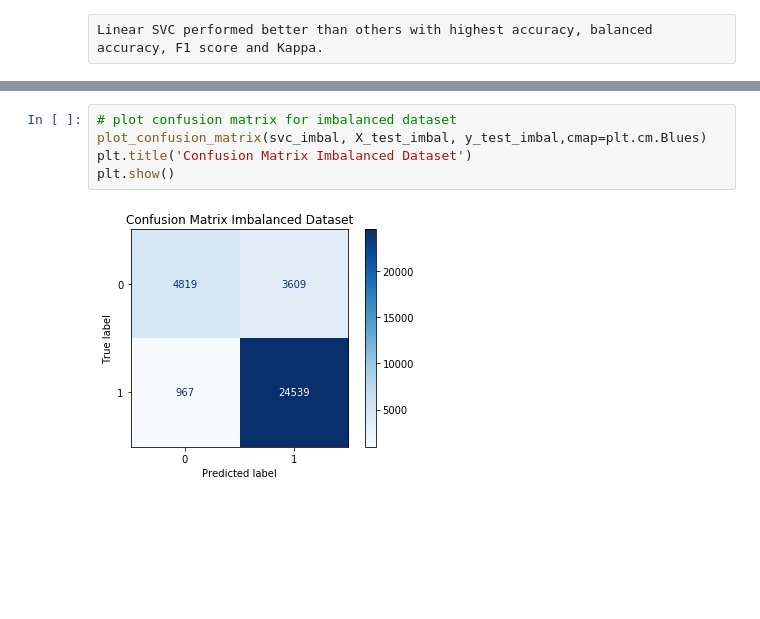
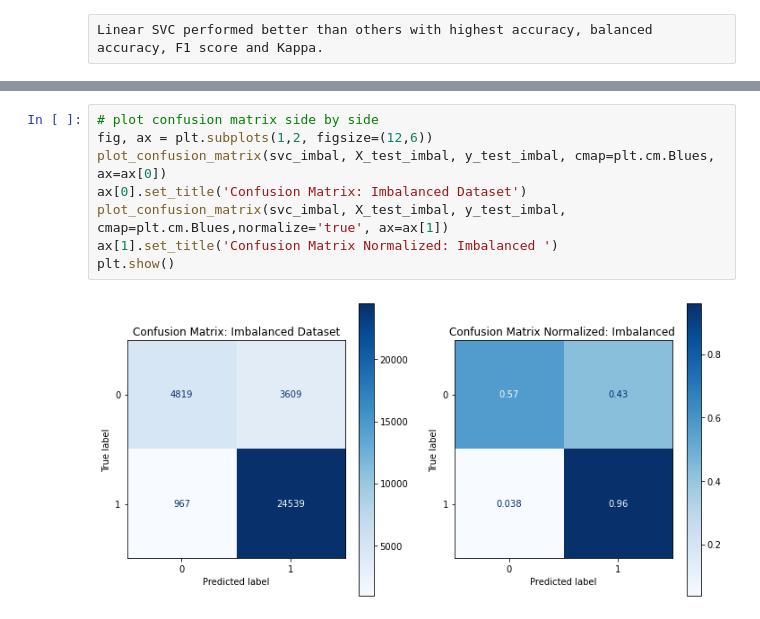
Before and after one commit to judebrhanavan/DMML1, a Jupyter notebook: Project-RottenTomatoes.ipynb, the cells around one changed output, grey strips where cells are left out. Saved outputs shown, nothing was run; the diff lists cells and outputs as text; blank space fills up the shorter version.

```diff
--- a/Project-RottenTomatoes.ipynb
+++ b/Project-RottenTomatoes.ipynb
@@ -1014,7 +1390,10 @@ Linear SVC performed better than others with highest accuracy, balanced accuracy
 # %%
-# plot confusion matrix for imbalanced dataset
-plot_confusion_matrix(svc_imbal, X_test_imbal, y_test_imbal,cmap=plt.cm.Blues)
-plt.title('Confusion Matrix Imbalanced Dataset')
+# plot confusion matrix side by side
+fig, ax = plt.subplots(1,2, figsize=(12,6))
+plot_confusion_matrix(svc_imbal, X_test_imbal, y_test_imbal, cmap=plt.cm.Blues, ax=ax[0])
+ax[0].set_title('Confusion Matrix: Imbalanced Dataset')
+plot_confusion_matrix(svc_imbal, X_test_imbal, y_test_imbal, cmap=plt.cm.Blues,normalize='true', ax=ax[1])
+ax[1].set_title('Confusion Matrix Normalized: Imbalanced ')
 plt.show()
 # %% [output]
-[figure, old version]
+[figure, new version]
```
Also changed, not shown: parts of 161 cells of this notebook, 7 other files.
